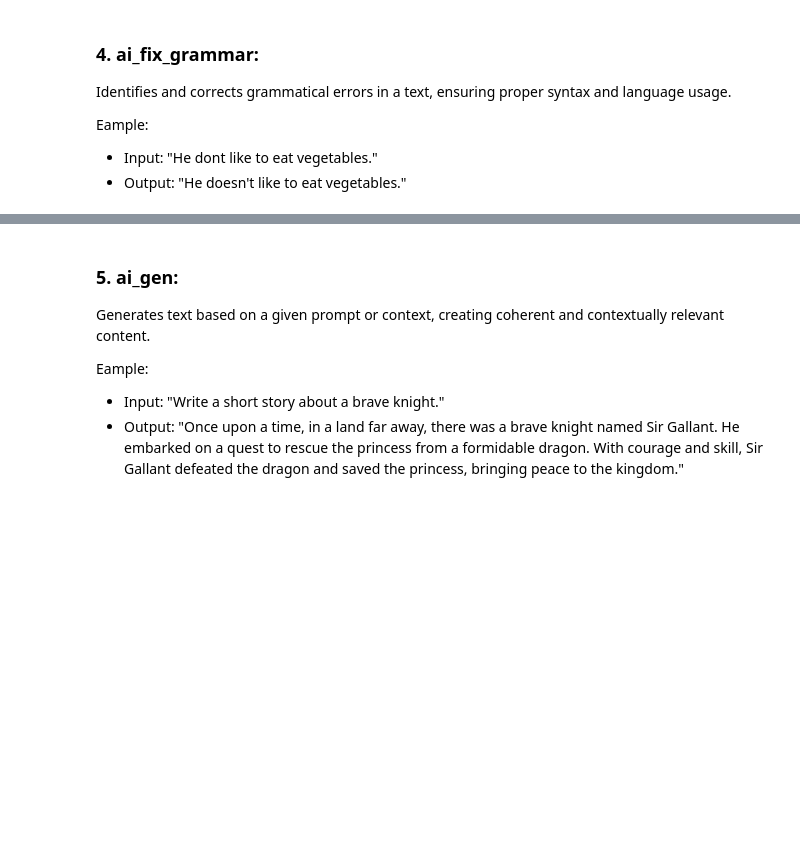
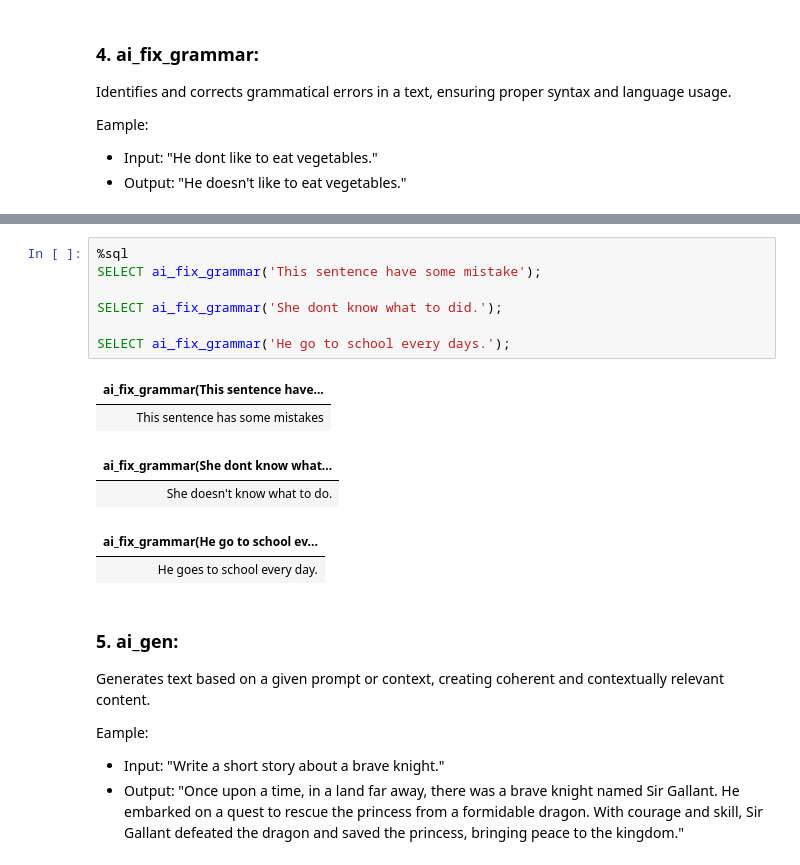
Before and after one commit to yogi-playground/Databricks, a Jupyter notebook: Databricks AI Function/01- Builtin SQL AI Function.ipynb, the cells around one changed output, grey strips where cells are left out. Drawn from its saved outputs; the diff is of its cells as text; blank space fills up the shorter version.

```diff
--- a/Databricks AI Function/01- Builtin SQL AI Function.ipynb
+++ b/Databricks AI Function/01- Builtin SQL AI Function.ipynb
@@ -86,3 +157,17 @@ SELECT ai_fix_grammar('He dont like to eat vegetables');
+# %%
+%sql
+SELECT ai_fix_grammar('This sentence have some mistake');
+
+SELECT ai_fix_grammar('She dont know what to did.');
+
+SELECT ai_fix_grammar('He go to school every days.');
+# %% [output]
+| ai_fix_grammar(This sentence have... |
+| This sentence has some mistakes |
+| ai_fix_grammar(She dont know what... |
+| She doesn't know what to do. |
+| ai_fix_grammar(He go to school ev... |
+| He goes to school every day. |
 # %% [markdown]
 ### 5. ai_gen:
 Generates text based on a given prompt or context, creating coherent and contextually relevant content.
```
Also changed, not shown: parts of 16 cells of this notebook, 2 other files.
